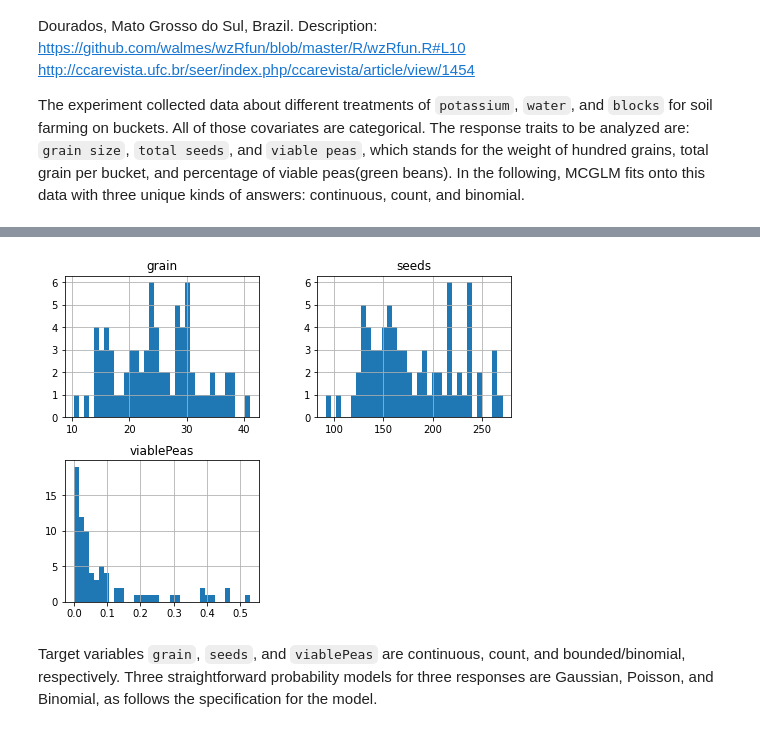
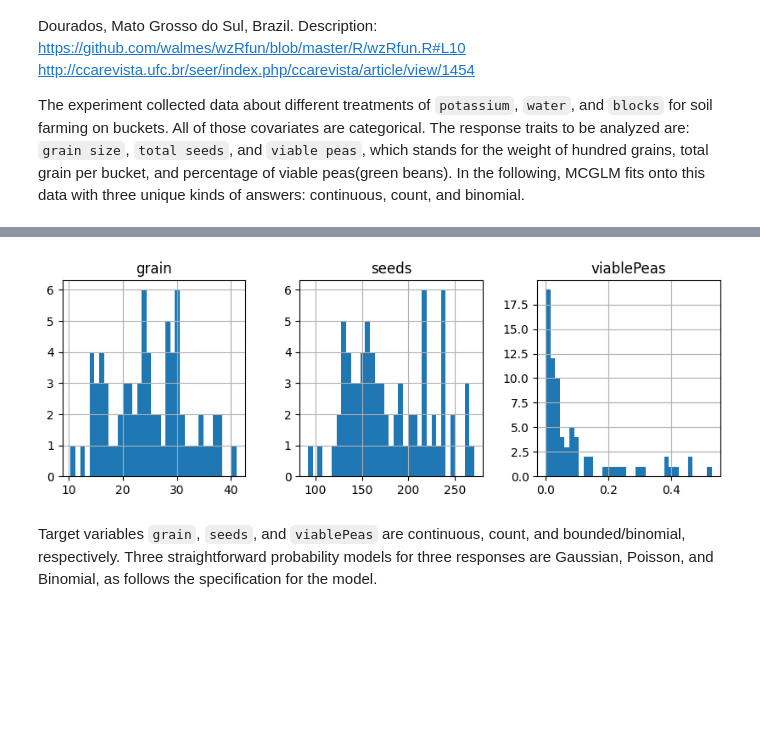
Before and after one commit to jeancmaia/mcglm, a Jupyter notebook: nbks/qualification_examples.ipynb, the cells around one changed output, grey strips where cells are left out. Drawn from its saved outputs; the diff is of its cells as text; code cells hidden in the pictures; blank space fills up the shorter version.

```diff
--- a/nbks/qualification_examples.ipynb
+++ b/nbks/qualification_examples.ipynb
@@ -219,9 +223,9 @@ soya["viablePeas"] = soya["viablepeas"] / soya["totalpeas"]
 X = dmatrix("~ block + water * pot", soya, return_type="dataframe")
 # %%
 # histogram of target variables.
-_ = soya[["grain", "seeds", "viablePeas"]].hist(bins=35, figsize=(8, 6))
+_ = soya[["grain", "seeds", "viablePeas"]].hist(bins=35, figsize=(10, 3), layout=(1,3))
 # %% [output]
-[figure, old version]
+[figure, new version]
 # %% [markdown]
 Target variables `grain`, `seeds`, and `viablePeas` are continuous, count, and bounded/binomial, respectively. Three straightforward probability models for three responses are Gaussian, Poisson, and Binomial, as follows the specification for the model.
 # %%
```
Also changed, not shown: parts of 7 cells of this notebook, 24 other files.
